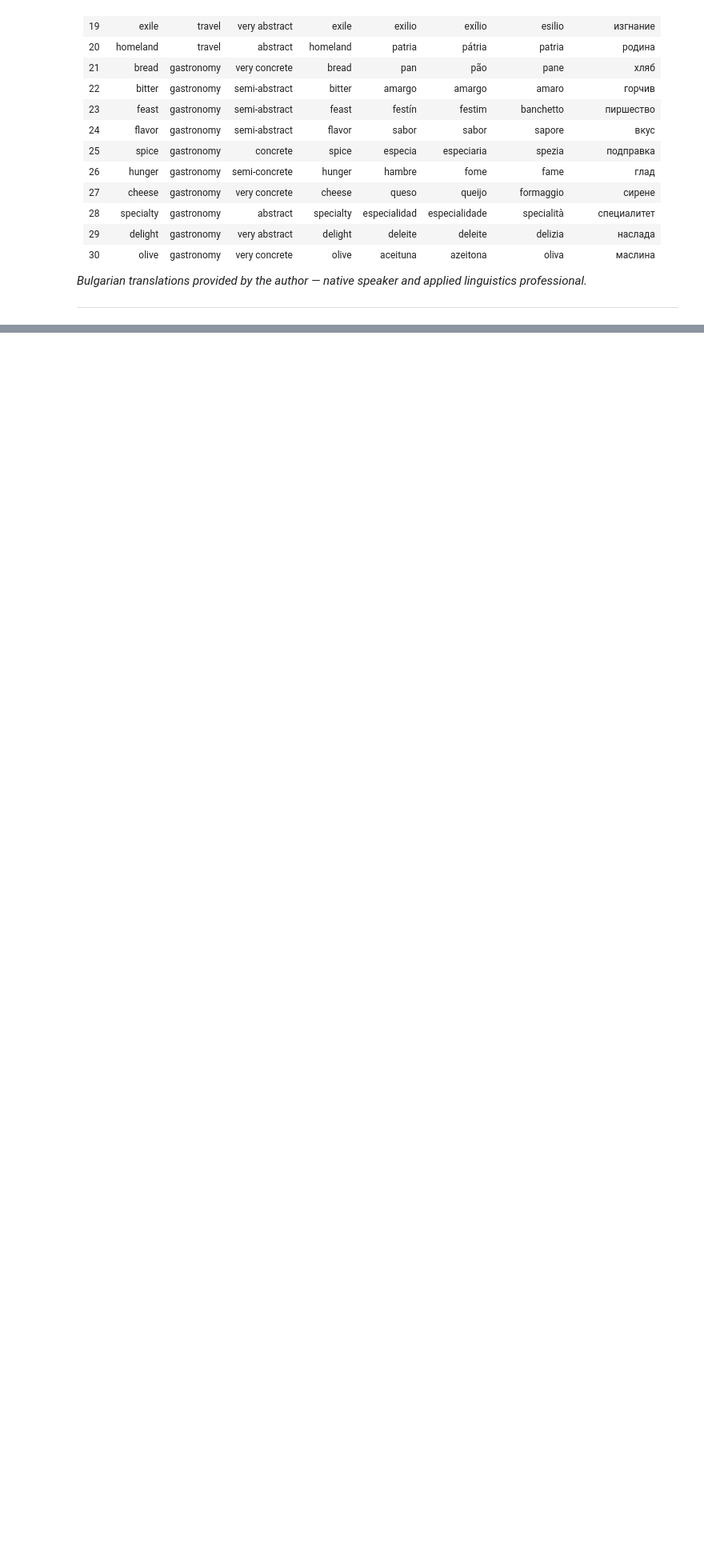
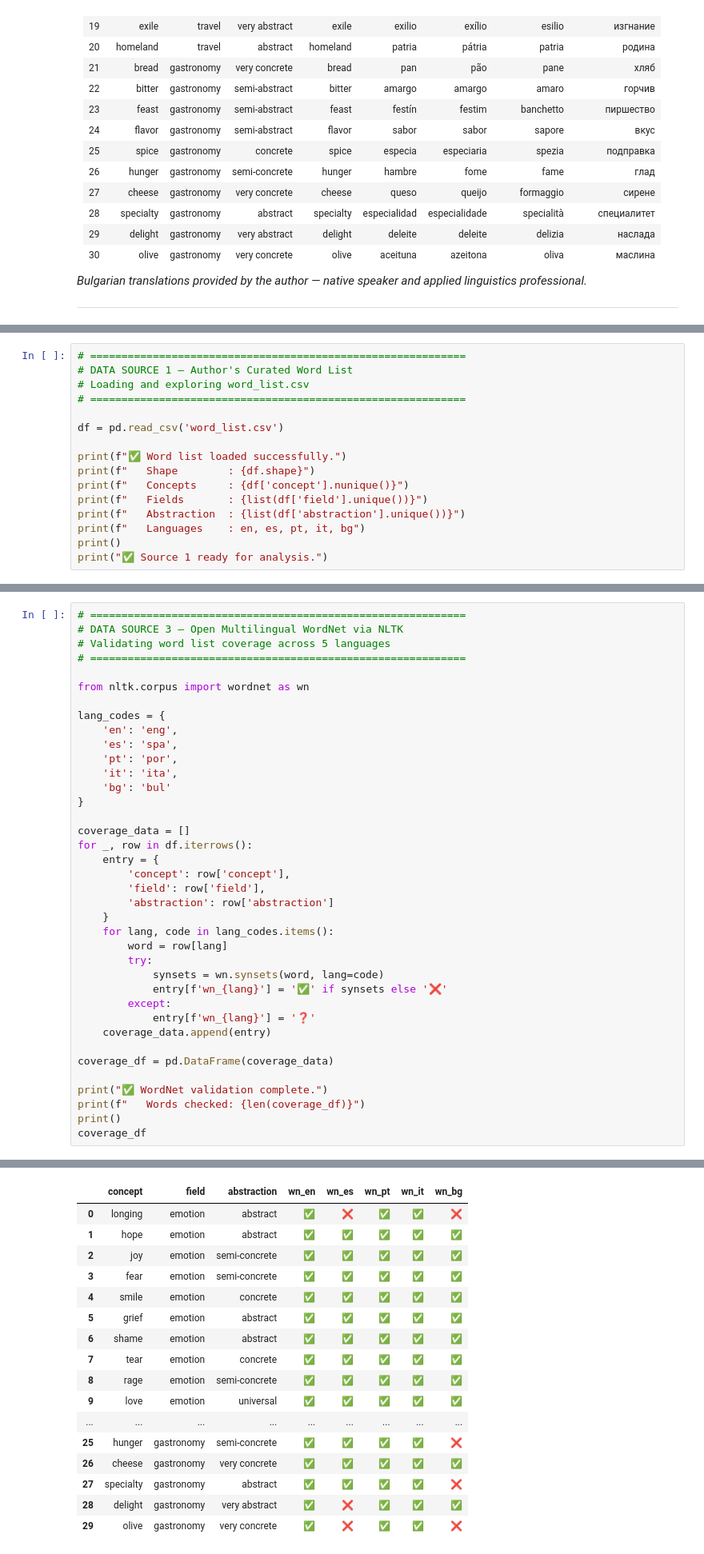
Before and after one commit to Gusti4ka/Lost-in-Translation, a Jupyter notebook: Lost_In_Translation.ipynb, the cells around one changed output, grey strips where cells are left out. Shown at 80% size. Cells and saved outputs as stored; diff of their text form; blank space fills up the shorter version.

Commit message:
Add libraries, vector extraction, WordNet validation, findings and vectors.csv

```diff
--- a/Lost_In_Translation.ipynb
+++ b/Lost_In_Translation.ipynb
@@ -396,0 +456,16 @@ and it constitutes **Data Source 1** of this project.
+# %%
+# ============================================================
+# DATA SOURCE 1 — Author's Curated Word List
+# Loading and exploring word_list.csv
+# ============================================================
+
+df = pd.read_csv('word_list.csv')
+
+print(f"✅ Word list loaded successfully.")
+print(f"   Shape        : {df.shape}")
+print(f"   Concepts     : {df['concept'].nunique()}")
+print(f"   Fields       : {list(df['field'].unique())}")
+print(f"   Abstraction  : {list(df['abstraction'].unique())}")
+print(f"   Languages    : en, es, pt, it, bg")
+print()
+print("✅ Source 1 ready for analysis.")
@@ -396,0 +481,39 @@ and it constitutes **Data Source 1** of this project.
+# %%
+# ============================================================
+# DATA SOURCE 3 — Open Multilingual WordNet via NLTK
+# Validating word list coverage across 5 languages
+# ============================================================
+
+from nltk.corpus import wordnet as wn
+
+lang_codes = {
+    'en': 'eng',
+    'es': 'spa',
+    'pt': 'por',
+    'it': 'ita',
+    'bg': 'bul'
+}
+
+coverage_data = []
+for _, row in df.iterrows():
+    entry = {
+        'concept': row['concept'],
+        'field': row['field'],
+        'abstraction': row['abstraction']
+    }
+    for lang, code in lang_codes.items():
+        word = row[lang]
+        try:
+            synsets = wn.synsets(word, lang=code)
+            entry[f'wn_{lang}'] = '✅' if synsets else '❌'
+        except:
+            entry[f'wn_{lang}'] = '❓'
+    coverage_data.append(entry)
+
+coverage_df = pd.DataFrame(coverage_data)
+
+print("✅ WordNet validation complete.")
+print(f"   Words checked: {len(coverage_df)}")
+print()
+coverage_df
+# %% [output]
@@ -396,0 +522,17 @@ and it constitutes **Data Source 1** of this project.
+|  | concept | field | abstraction | wn_en | wn_es | wn_pt | wn_it | wn_bg |
+| 0 | longing | emotion | abstract | ✅ | ❌ | ✅ | ✅ | ❌ |
+| 1 | hope | emotion | abstract | ✅ | ✅ | ✅ | ✅ | ✅ |
+| 2 | joy | emotion | semi-concrete | ✅ | ✅ | ✅ | ✅ | ✅ |
+| 3 | fear | emotion | semi-concrete | ✅ | ✅ | ✅ | ✅ | ✅ |
+| 4 | smile | emotion | concrete | ✅ | ✅ | ✅ | ✅ | ✅ |
+| 5 | grief | emotion | abstract | ✅ | ✅ | ✅ | ✅ | ✅ |
+| 6 | shame | emotion | abstract | ✅ | ✅ | ✅ | ✅ | ✅ |
+| 7 | tear | emotion | concrete | ✅ | ✅ | ✅ | ✅ | ✅ |
+| 8 | rage | emotion | semi-concrete | ✅ | ✅ | ✅ | ✅ | ✅ |
+| 9 | love | emotion | universal | ✅ | ✅ | ✅ | ✅ | ✅ |
+| ... | ... | ... | ... | ... | ... | ... | ... | ... |
+| 25 | hunger | gastronomy | semi-concrete | ✅ | ✅ | ✅ | ✅ | ❌ |
+| 26 | cheese | gastronomy | very concrete | ✅ | ✅ | ✅ | ✅ | ✅ |
+| 27 | specialty | gastronomy | abstract | ✅ | ✅ | ✅ | ✅ | ❌ |
+| 28 | delight | gastronomy | very abstract | ✅ | ❌ | ✅ | ✅ | ✅ |
+| 29 | olive | gastronomy | very concrete | ✅ | ❌ | ✅ | ✅ | ❌ |
```
Also changed, not shown: parts of 7 cells of this notebook, 3 other files.
